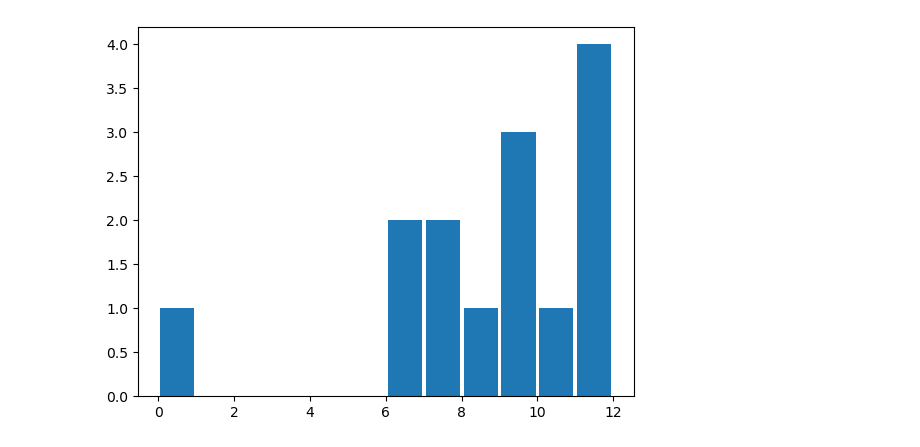
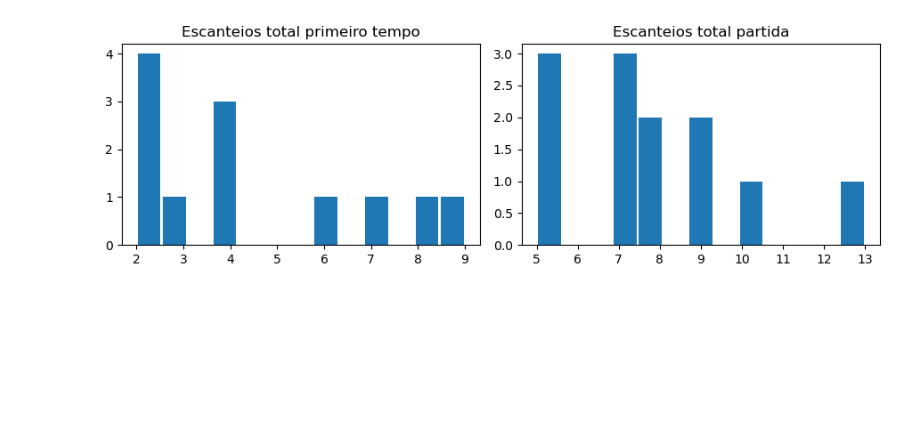
Before and after one commit to KelvinPichinini/970-lm-tech-data, a Jupyter notebook: MODULO_3_TECNICAS_PROGRAMAÇÃO/Projetos/Corner_stats/Corner_stats.ipynb, the cells around one changed output. Saved outputs shown, nothing was run; the diff lists cells and outputs as text; code cells hidden in the pictures; blank space fills up the shorter version.

```diff
--- a/MODULO_3_TECNICAS_PROGRAMAÇÃO/Projetos/Corner_stats/Corner_stats.ipynb
+++ b/MODULO_3_TECNICAS_PROGRAMAÇÃO/Projetos/Corner_stats/Corner_stats.ipynb
@@ -22,11 +22,13 @@ def get_corner_stats(team_url:str,is_home:bool):
     total_second_half_corners =[]
     home_or_away = []
     corners_balance =[]
+    against = []
 
 
 
     table_rows = soup.findAll("tr")
     for rows in table_rows:
+        #skip future games
         if rows.find("span", class_="span_half_corner hide"):
             continue
         match = rows.find("td", class_="match_home")
@@ -46,6 +48,7 @@ def get_corner_stats(team_url:str,is_home:bool):
         home_second_half_corners = int(home_match_corners) - int(home_half_corners)
         away_second_half_corners = int(away_match_corners) - int(away_half_corners)
         if home_team == team_name:
+            against.append(away_team)
             balance = int(home_match_corners) - int(away_match_corners)
             first_half_corners_for.append(int(home_half_corners))
             second_half_corners_for.append(int(home_second_half_corners))
@@ -60,6 +63,7 @@ def get_corner_stats(team_url:str,is_home:bool):
             corners_balance.append(balance)
 
         else:
+            against.append(home_team)
             balance = int(away_match_corners) - int(home_match_corners)
             first_half_corners_for.append(int(away_half_corners))
             second_half_corners_for.append(int(away_second_half_corners))
@@ -85,6 +89,7 @@ def get_corner_stats(team_url:str,is_home:bool):
             total_second_half_corners,
             home_or_away,
             corners_balance,
+            against
         )),
         columns=[
             'first_half_corners_for',
@@ -98,6 +103,7 @@ def get_corner_stats(team_url:str,is_home:bool):
             'total_second_half_corners',
             'home_or_away',
             'corners_balance',
+            'against'
 
         ])
     if is_home:
@@ -108,40 +114,73 @@ def get_corner_stats(team_url:str,is_home:bool):
 
 #team_url = input("Url totalcorner do time da casa\n")
 #team2_url = input("Url totalcorner do time visitante\n")
-team_url = "https://www.totalcorner.com/team/view/740"
-team2_url = "https://www.totalcorner.com/team/view/746"
+team_url = "https://www.totalcorner.com/team/view/283"
+team2_url = "https://www.totalcorner.com/team/view/295"
 
 
 home_name, df_home = get_corner_stats(team_url,True)
 away_name, df_away = get_corner_stats(team2_url,False)
-print('Jogando em casa', home_name)
-print('FT 80% das partidas - de ', df_home.total_match_corners.quantile(0.8), "escanteios")
-print('FT 90% das partidas + de ', df_home.total_match_corners.quantile(0.1), "escanteios")
-print('1H 80% das partidas - ', df_home.total_first_half_corners.quantile(0.8), "escanteios")
-print('1H 80% das partidas + de ', df_home.total_first_half_corners.quantile(0.2), "escanteios")
-print('1H partidas com menos de 6 ', round((df_home.total_first_half_corners < 6).mean()*100), "%")
+print(home_name, "Jogando em casa")
+plt.figure(figsize=(9, 3))
+plt.subplot(1, 2, 1)
+plt.hist(df_home.total_first_half_corners.tolist(), int(df_home.total_match_corners.quantile(1)), rwidth=0.9)
+plt.title("Escanteios total primeiro tempo")
+plt.plot()
+plt.subplot(1, 2, 2)
+plt.hist(df_home.total_match_corners.tolist(), int(df_home.total_match_corners.quantile(1)), rwidth=0.9)
+plt.title("Escanteios total partida")
+plt.plot()
+plt.tight_layout()
+plt.show()
+
+print(" PRIMEIRO TEMPO: ")
+print('1H 80% das partidas - de', df_home.total_first_half_corners.quantile(0.8,interpolation="higher")+0.5, "escanteios")
+print('1H 90% das partidas + de ', df_home.total_first_half_corners.quantile(0.1, interpolation="lower")-0.5, "escanteios")
+print('1H partidas com menos de 6.5 ', round((df_home.total_first_half_corners < 7).mean()*100), "%")
+print('1H partidas com menos de 5.5 ', round((df_home.total_first_half_corners < 6).mean()*100), "%")
+print('1H partidas com menos de 4.5 ', round((df_home.total_first_half_corners < 5).mean()*100), "%")
+print('1H partidas com mais de 0.5 ', round((df_home.total_first_half_corners > 0).mean()*100), "%")
+print('1H partidas com mais de 1.5 ', round((df_home.total_first_half_corners > 1).mean()*100), "%")
+print('1H partidas com mais de 2.5 ', round((df_home.total_first_half_corners > 2).mean()*100), "%")
+print("JOGO COMPLETO: ")
+print('FT 80% das partidas - de ', df_home.total_match_corners.quantile(0.8,interpolation="higher")+0.5, "escanteios")
+print('FT 90% das partidas + de ', df_home.total_match_corners.quantile(0.1,interpolation="lower")-0.5, "escanteios")
 print('Partidas com saldo de escanteios positivo: ', round((df_home.corners_balance > 0).mean()*100), "%")
 print('Partidas com saldo de escanteios negativo: ', round((df_home.corners_balance < 0).mean()*100), "%")
 print('Partidas escanteios empatados: ', round((df_home.corners_balance == 0).mean()*100), "%")
 print('Média escanteios por partida: ', round((df_home.total_match_corners).mean()))
 print('desvio padrão: ', round((df_home.total_match_corners).std()))
-plt.hist(df_home.total_match_corners.tolist(), int(df_home.total_match_corners.quantile(1)), rwidth=0.9)
+display(df_home)
+
+
+print(away_name,"Jogando fora de casa")
+plt.figure(figsize=(9, 3))
+plt.subplot(1, 2, 1)
+plt.hist(df_away.total_first_half_corners.tolist(), int(df_away.total_match_corners.quantile(1)), rwidth=0.9)
+plt.title("Escanteios total primeiro tempo")
+plt.plot()
+plt.subplot(1, 2, 2)
+plt.hist(df_away.total_match_corners.tolist(), int(df_away.total_match_corners.quantile(1)), rwidth=0.9)
+plt.title("Escanteios total partida")
+plt.plot()
+plt.tight_layout()
 plt.show()
-display(df_home)
-print('Jogando fora de casa', away_name)
-print('FT 80% das partidas - de ', df_away.total_match_corners.quantile(0.8), "escanteios")
-print('FT 90% das partidas + de ', df_away.total_match_corners.quantile(0.1), "escanteios")
-print('1H 80% das partidas - ', df_away.total_first_half_corners.quantile(0.8), "escanteios")
-print('1H 80% das partidas + de ', df_away.total_first_half_corners.quantile(0.2), "escanteios")
-print('1H partidas com menos de 6 ', round((df_away.total_first_half_corners < 6).mean()*100), "%")
+print(" PRIMEIRO TEMPO: ")
+print('1H 80% das partidas - de', df_away.total_first_half_corners.quantile(0.8,interpolation="higher")+.5, "escanteios")
+print('1H 90% das partidas + de ', df_away.total_first_half_corners.quantile(0.1, interpolation="lower")-.5, "escanteios")
+print('1H partidas com menos de 6.5 ', round((df_away.total_first_half_corners < 7).mean()*100), "%")
+print('1H partidas com menos de 5.5 ', round((df_away.total_first_half_corners < 6).mean()*100), "%")
+print('1H partidas com menos de 4.5 ', round((df_away.total_first_half_corners < 5).mean()*100), "%")
+print('1H partidas com mais de 0.5 ', round((df_away.total_first_half_corners > 0).mean()*100), "%")
+print('1H partidas com mais de 1.5 ', round((df_away.total_first_half_corners > 1).mean()*100), "%")
+print('1H partidas com mais de 2.5 ', round((df_away.total_first_half_corners > 2).mean()*100), "%")
+print("JOGO COMPLETO: ")
+print('FT 80% das partidas - de ', df_away.total_match_corners.quantile(0.8,interpolation="higher")+.5, "escanteios")
+print('FT 90% das partidas + de ', df_away.total_match_corners.quantile(0.1,interpolation="lower")-.5, "escanteios")
 print('Partidas com saldo de escanteios positivo: ', round((df_away.corners_balance > 0).mean()*100), "%")
 print('Partidas com saldo de escanteios negativo: ', round((df_away.corners_balance < 0).mean()*100), "%")
 print('Partidas escanteios empatados: ', round((df_away.corners_balance == 0).mean()*100), "%")
 print('Média escanteios por partida: ', round((df_away.total_match_corners).mean()))
 print('desvio padrão: ', round((df_away.total_match_corners).std()))
-print('Média escanteios por partida: ', round((df_away.total_match_corners).mean()))
-print('desvio padrão: ', round((df_away.total_match_corners).std()))
-plt.hist(df_away.total_match_corners.tolist(), int(df_away.total_match_corners.quantile(1)), rwidth=0.9)
-plt.show()
 display(df_away)
 # %% [output]
@@ -159 +188 @@ desvio padrão:  3
-[figure, old version]
+[figure, new version]
```
Also changed, not shown: parts of 1 cell of this notebook.
